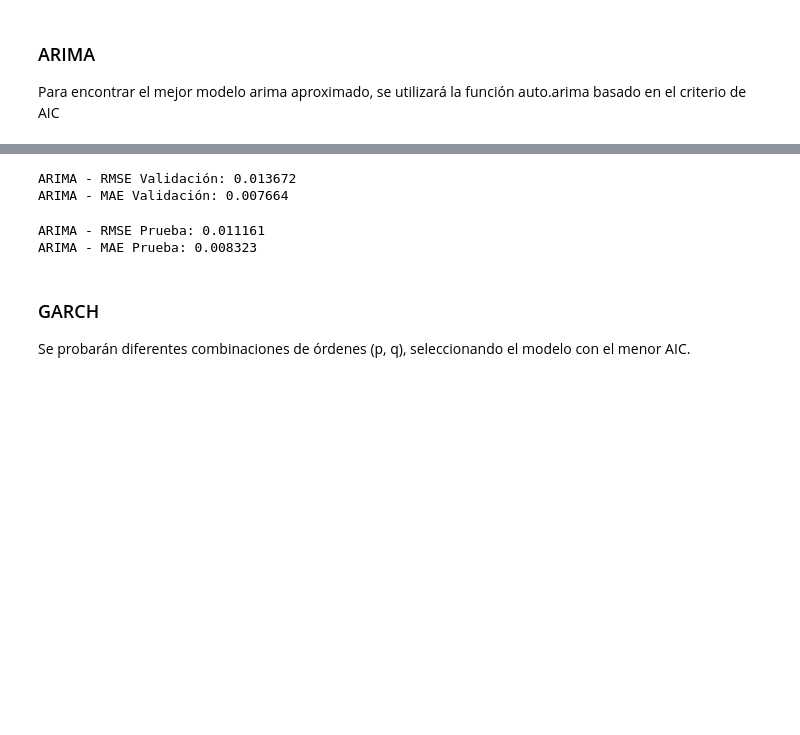
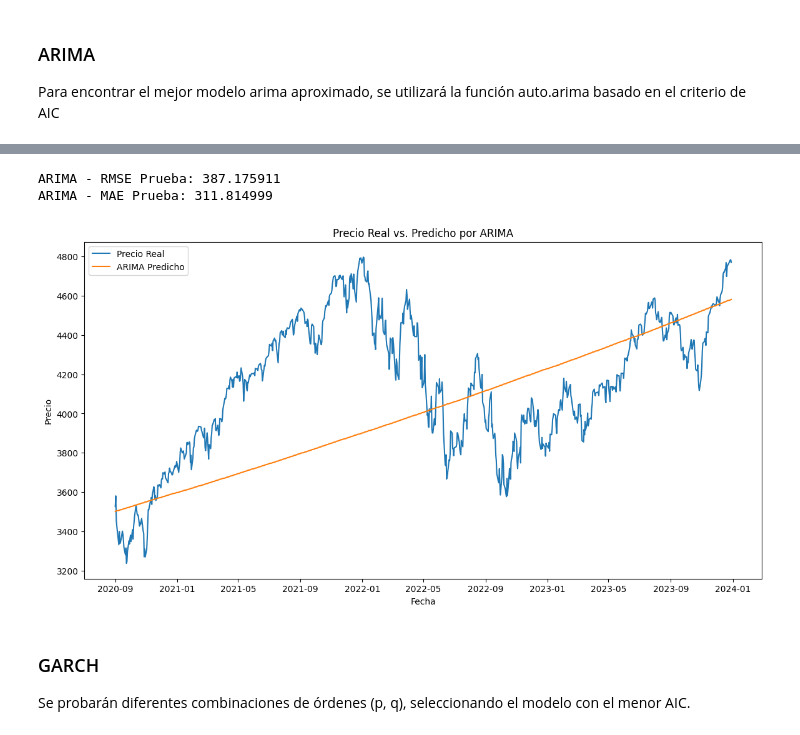
Before and after one commit to allanramirez111/modelos_avanzados_deep_learning, a Jupyter notebook: Proyecto/proyecto.ipynb, the cells around one changed output, grey strips where cells are left out. Saved outputs shown, nothing was run; the diff lists cells and outputs as text; code cells hidden in the pictures; blank space fills up the shorter version.

```diff
--- a/Proyecto/proyecto.ipynb
+++ b/Proyecto/proyecto.ipynb
@@ -294,40 +300,51 @@ Performing stepwise search to minimize aic
 
 Warnings:
 [1] Covariance matrix calculated using the outer product of gradients (complex-step).
+# %%
+# Número de predicciones
+n_periods = len(test_data)
+
+# Predicciones de retornos logarítmicos
+arima_pred_returns = arima_model.predict(n_periods=n_periods)
+
+# Reconstruir los precios predichos
+# Obtener el último precio conocido del conjunto de entrenamiento
+last_train_price = train_data['Price'].iloc[-1]
+
+# Reconstruir los precios predichos en el conjunto de prueba
+predicted_prices_arima = [last_train_price * np.exp(arima_pred_returns.iloc[0])]
+
+for i in range(1, len(arima_pred_returns)):
+    new_price = predicted_prices_arima[-1] * np.exp(arima_pred_returns.iloc[i])
+    predicted_prices_arima.append(new_price)
+
+# Convertir la lista a un array de NumPy
+predicted_prices_arima = np.array(predicted_prices_arima)
 # %%
-# Predecir en el conjunto de validación
-n_validation = len(validation_data)
-arima_pred_val = arima_model.predict(n_periods=n_validation)
+# Precios reales en el conjunto de prueba
+real_prices_test = test_data['Price'].values
 
-# Calcular métricas en validación
-rmse_arima_val = math.sqrt(mean_squared_error(validation_data, arima_pred_val))
-mae_arima_val = mean_absolute_error(validation_data, arima_pred_val)
+# Calcular métricas
+rmse_arima = math.sqrt(mean_squared_error(real_prices_test, predicted_prices_arima))
+mae_arima = mean_absolute_error(real_prices_test, predicted_prices_arima)
 
-print(f'ARIMA - RMSE Validación: {rmse_arima_val:.6f}')
-print(f'ARIMA - MAE Validación: {mae_arima_val:.6f}')
+print(f'ARIMA - RMSE Prueba: {rmse_arima:.6f}')
+print(f'ARIMA - MAE Prueba: {mae_arima:.6f}')
 # %% [output]
-ARIMA - RMSE Validación: 0.013672
-ARIMA - MAE Validación: 0.007664
+ARIMA - RMSE Prueba: 387.175911
+ARIMA - MAE Prueba: 311.814999
-# %%
-# Concatenar entrenamiento y validación
-train_val_data = pd.concat([train_data, validation_data])
-
-# Reentrenar el modelo ARIMA
-arima_model.update(train_val_data)
-
-# Predecir en el conjunto de prueba
-n_test = len(test_data)
-arima_pred_test = arima_model.predict(n_periods=n_test)
-
-# Calcular métricas en prueba
-rmse_arima_test = math.sqrt(mean_squared_error(test_data, arima_pred_test))
-mae_arima_test = mean_absolute_error(test_data, arima_pred_test)
-
-print(f'ARIMA - RMSE Prueba: {rmse_arima_test:.6f}')
-print(f'ARIMA - MAE Prueba: {mae_arima_test:.6f}')
-# %% [output]
-ARIMA - RMSE Prueba: 0.011161
-ARIMA - MAE Prueba: 0.008323
+# %%
+# Graficar precios reales vs. predichos
+plt.figure(figsize=(14,7))
+plt.plot(test_data.index, real_prices_test, label='Precio Real')
+plt.plot(test_data.index, predicted_prices_arima, label='ARIMA Predicho')
+plt.xlabel('Fecha')
+plt.ylabel('Precio')
+plt.title('Precio Real vs. Predicho por ARIMA')
+plt.legend()
+plt.show()
+# %% [output]
+[figure, added]
 # %% [markdown]
 ### GARCH
 
```
Also changed, not shown: parts of 38 cells of this notebook.
